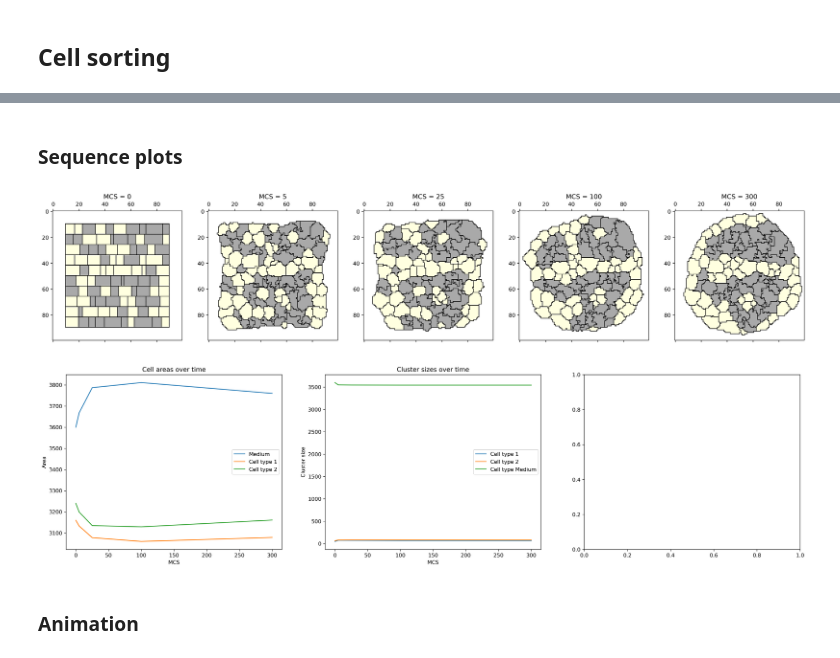
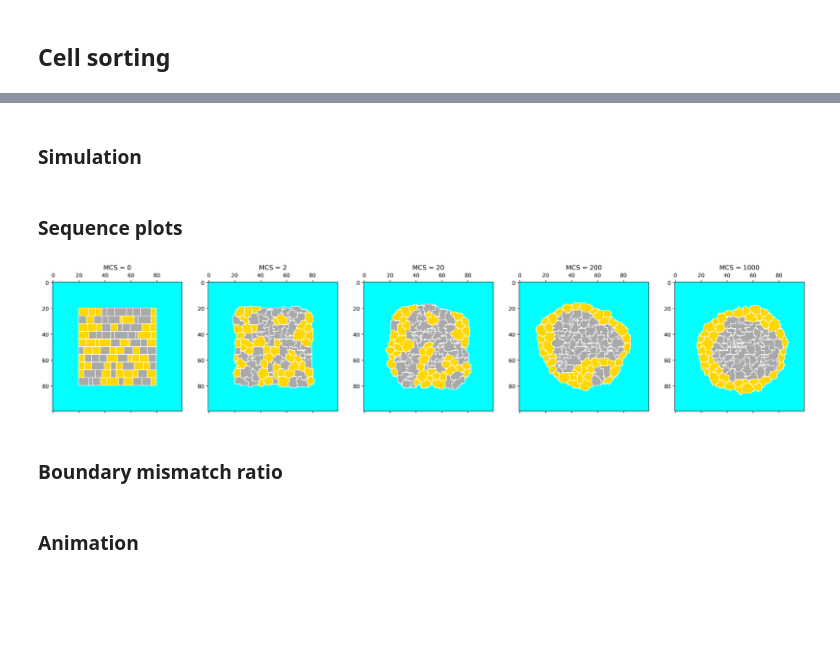
Before and after one commit to jonas4climate/metabolic-cellular-modelling, a Jupyter notebook: assignment4.ipynb, the cells around one changed output, grey strips where cells are left out. Saved outputs shown, nothing was run; the diff lists cells and outputs as text; code cells hidden in the pictures; blank space fills up the shorter version.

Commit message:
Boundary mismatch ratio + smaller initial arragement + show fluid with cyan color

```diff
--- a/assignment4.ipynb
+++ b/assignment4.ipynb
@@ -278,7 +318,8 @@ def Cellular_Potts_model(
     metrics = {
         'grids': [],
         'areas': [],
-        'cell_ids': cell_ids
+        'cell_ids': cell_ids,
+        'mismatch_ratio': [boundary_mismatch_ratio(celltype_from_id(grid, n_types))]
     }
 
     if return_grids_at is not None and 0 in return_grids_at:
@@ -293,6 +334,8 @@ def Cellular_Potts_model(
             metrics['grids'].append(grid.copy())
             metrics['areas'].append(areas.copy())
 
+        metrics['mismatch_ratio'].append(boundary_mismatch_ratio(celltype_from_id(grid, n_types)))
+
         pbar.update(MC_STEPSIZE)
 
     pbar.close()
@@ -466,33 +510,32 @@ np.random.seed(42)
+# %% [markdown]
+### Simulation
+# %%
+COLORS = ['darkgray', 'gold']
+
+# Initial grid
+grid = rectangular_grid(nx, n_rows, n_cols, width, height)
+
+# Return the grid at this time steps (MCS)
+return_grids_at = [0, 2, 20, 200, 1000]
+
+# Simulation
+grid, metrics = Cellular_Potts_model(grid, J, A, n_MCS, n_types, T, k, lam_vol, return_grids_at)
+grids = metrics['grids']
+areas = metrics['areas']
+cell_ids = metrics['cell_ids']
+boundary_mismatch_ratio = metrics['mismatch_ratio']
 # %% [markdown]
 ### Sequence plots
-# %%
-COLORS = ['darkgray', 'lightyellow']
-
-# Initial grid
-grid = rectangular_grid(nx, n_rows, n_cols, width, height)
-
-# Return the grid at this time steps (MCS)
-return_metrics_at = [0, 5, 25, 100, 300]
-
-# Simulation
-grid, metrics = Cellular_Potts_model(grid, J, A, n_MCS, n_types, T, k, lam_vol, return_metrics_at)
-grids = metrics['grids']
-areas = metrics['areas']
-cell_ids = metrics['cell_ids']
 # %%
 # Plotting
-fig, axes = plt.subplots(1, len(return_metrics_at), figsize=(5*len(return_metrics_at),6), dpi=300)
-sequence_plot(axes, return_metrics_at, grids, n_types, COLORS)
-fig.savefig(f'{MEDIA_PATH}/cell_sorting.png', bbox_inches='tight')
+fig, axes = plt.subplots(1, len(return_grids_at), figsize=(5*len(return_grids_at),6), dpi=300)
+sequence_plot(axes, return_grids_at, grids, n_types, COLORS)
+fig.savefig(f'{MEDIA_PATH}/cell_sorting2.png', bbox_inches='tight')
 fig.show()
-
-fig, axes = plt.subplots(1, 3, figsize=(5*5,6), dpi=300)
-plot_areas_by_celltype(axes[0], areas, return_metrics_at, cell_ids, n_types)
-fig.savefig(f'{MEDIA_PATH}/cell_areas.png', bbox_inches='tight')
-fig.show()
 # %% [output]
-[figure, old version]
+[figure, new version]
-[figure, removed]
+# %% [markdown]
+### Boundary mismatch ratio
 # %% [markdown]
 ### Animation
 # %%
```
Also changed, not shown: parts of 9 cells of this notebook, 4 other files.
